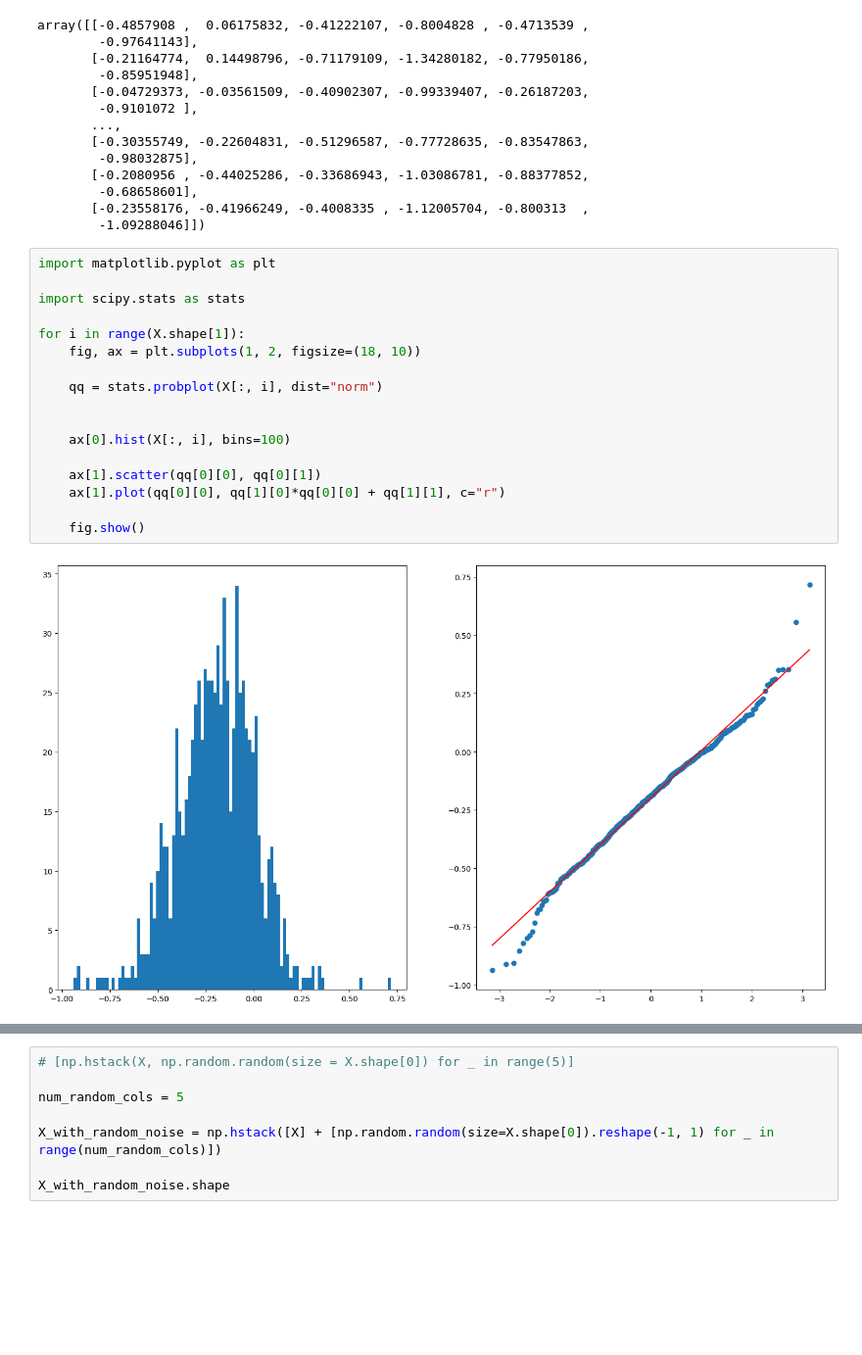
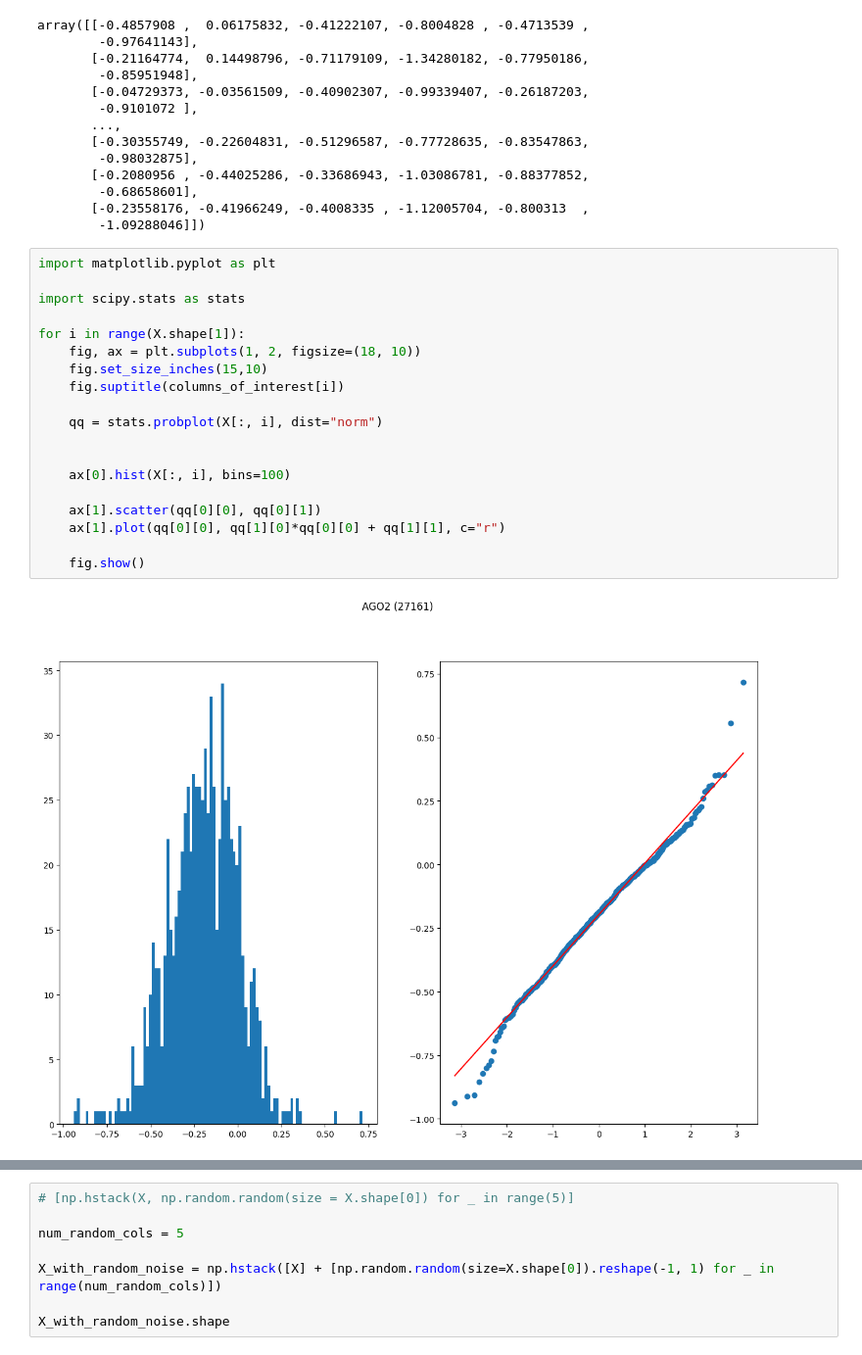
Before and after one commit to panther1427/Bachelorprojekt, a Jupyter notebook: Xavier_DataAnalysis/K1_with_gauss_noise.ipynb, the cells around one changed output, grey strips where cells are left out. Shown: that part at 98% size. Saved outputs shown, nothing was run; the diff lists cells and outputs as text; blank space fills up the shorter version.

Commit message:
Made some cool plots

```diff
--- a/Xavier_DataAnalysis/K1_with_gauss_noise.ipynb
+++ b/Xavier_DataAnalysis/K1_with_gauss_noise.ipynb
@@ -86,19 +82,21 @@ array([[-0.4857908 ,  0.06175832, -0.41222107, -0.8004828 , -0.4713539 ,
 # %%
 import matplotlib.pyplot as plt
 
 import scipy.stats as stats
 
 for i in range(X.shape[1]):
     fig, ax = plt.subplots(1, 2, figsize=(18, 10))
+    fig.set_size_inches(15,10)
+    fig.suptitle(columns_of_interest[i])
 
     qq = stats.probplot(X[:, i], dist="norm")
 
 
     ax[0].hist(X[:, i], bins=100)
 
     ax[1].scatter(qq[0][0], qq[0][1])
     ax[1].plot(qq[0][0], qq[1][0]*qq[0][0] + qq[1][1], c="r")
 
     fig.show()
 # %% [output]
-[figure, old version]
+[figure, new version]
```
Also changed, not shown: parts of 3 cells of this notebook, 5 other files.
